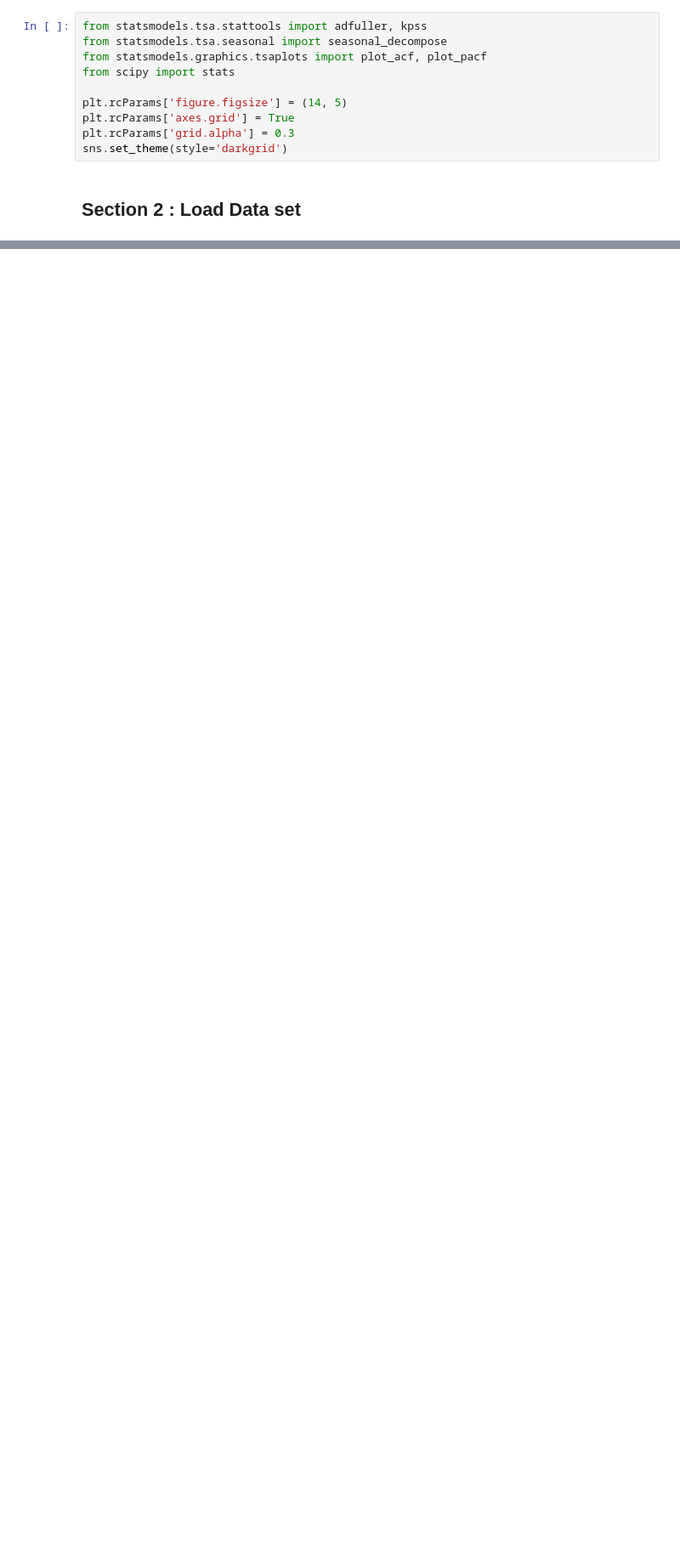
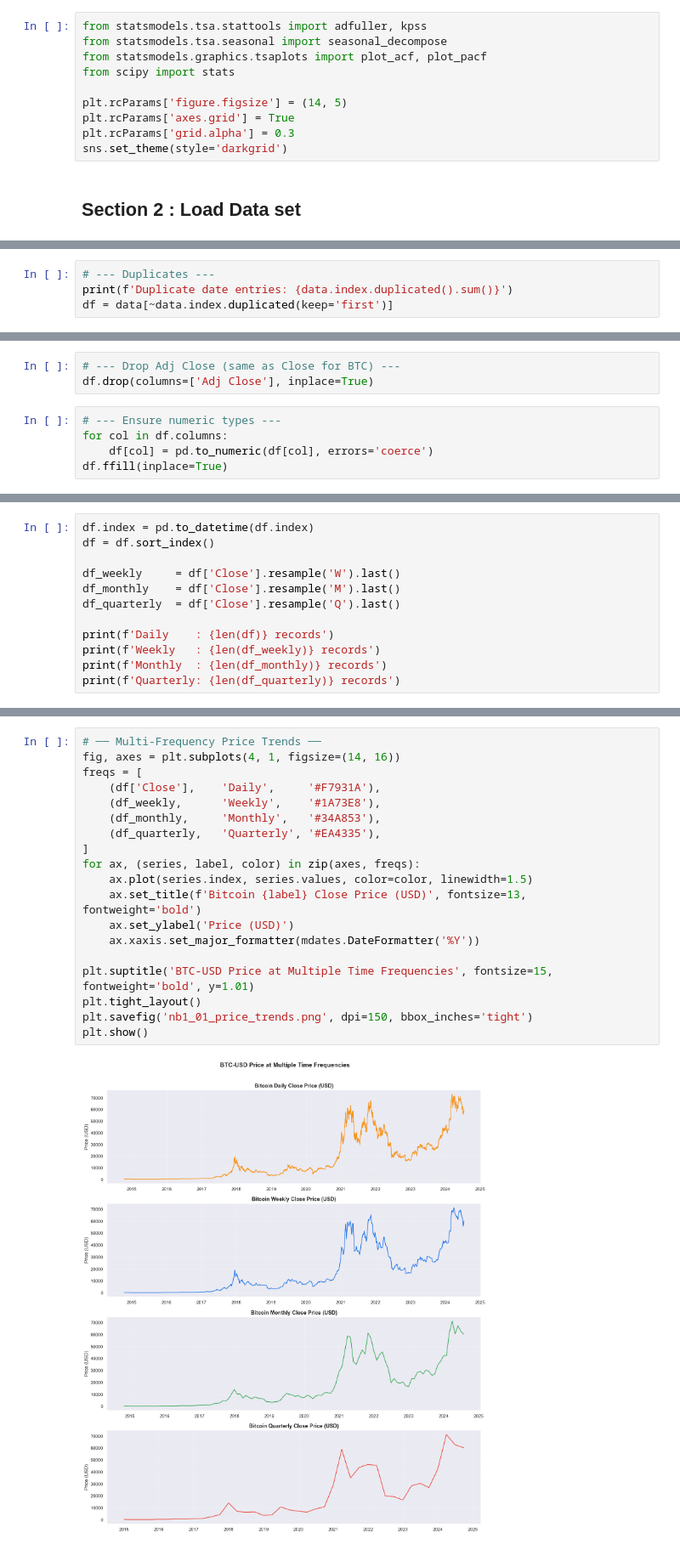
Before and after one commit to afeefanver/BitCoin-Prediction, a Jupyter notebook: EDA.ipynb, the cells around one changed output, grey strips where cells are left out. Shown at 85% size. Cells and saved outputs as stored; diff of their text form; blank space fills up the shorter version.

```diff
--- a/EDA.ipynb
+++ b/EDA.ipynb
@@ -88,0 +145,4 @@ Total Days    : 3565
+# %%
+# --- Duplicates ---
+print(f'Duplicate date entries: {data.index.duplicated().sum()}')
+df = data[~data.index.duplicated(keep='first')]
@@ -88,0 +151,8 @@ Total Days    : 3565
+# %%
+# --- Drop Adj Close (same as Close for BTC) ---
+df.drop(columns=['Adj Close'], inplace=True)
+# %%
+# --- Ensure numeric types ---
+for col in df.columns:
+    df[col] = pd.to_numeric(df[col], errors='coerce')
+df.ffill(inplace=True)
@@ -88,0 +179,12 @@ Total Days    : 3565
+# %%
+df.index = pd.to_datetime(df.index)
+df = df.sort_index()
+
+df_weekly     = df['Close'].resample('W').last()
+df_monthly    = df['Close'].resample('M').last()
+df_quarterly  = df['Close'].resample('Q').last()
+
+print(f'Daily    : {len(df)} records')
+print(f'Weekly   : {len(df_weekly)} records')
+print(f'Monthly  : {len(df_monthly)} records')
+print(f'Quarterly: {len(df_quarterly)} records')
@@ -88,0 +198,21 @@ Total Days    : 3565
+# %%
+# ── Multi-Frequency Price Trends ──
+fig, axes = plt.subplots(4, 1, figsize=(14, 16))
+freqs = [
+    (df['Close'],    'Daily',     '#F7931A'),
+    (df_weekly,      'Weekly',    '#1A73E8'),
+    (df_monthly,     'Monthly',   '#34A853'),
+    (df_quarterly,   'Quarterly', '#EA4335'),
+]
+for ax, (series, label, color) in zip(axes, freqs):
+    ax.plot(series.index, series.values, color=color, linewidth=1.5)
+    ax.set_title(f'Bitcoin {label} Close Price (USD)', fontsize=13, fontweight='bold')
+    ax.set_ylabel('Price (USD)')
+    ax.xaxis.set_major_formatter(mdates.DateFormatter('%Y'))
+
+plt.suptitle('BTC-USD Price at Multiple Time Frequencies', fontsize=15, fontweight='bold', y=1.01)
+plt.tight_layout()
+plt.savefig('nb1_01_price_trends.png', dpi=150, bbox_inches='tight')
+plt.show()
+# %% [output]
+[figure, added]
```
Also changed, not shown: parts of 27 cells of this notebook.
